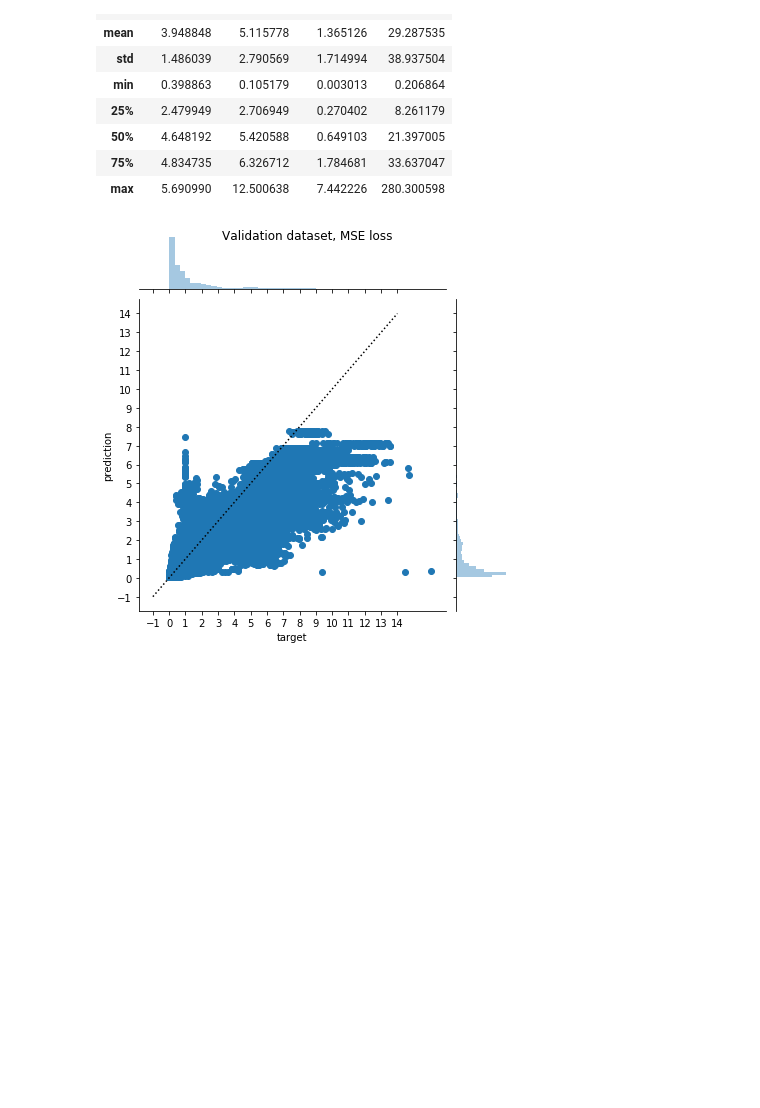
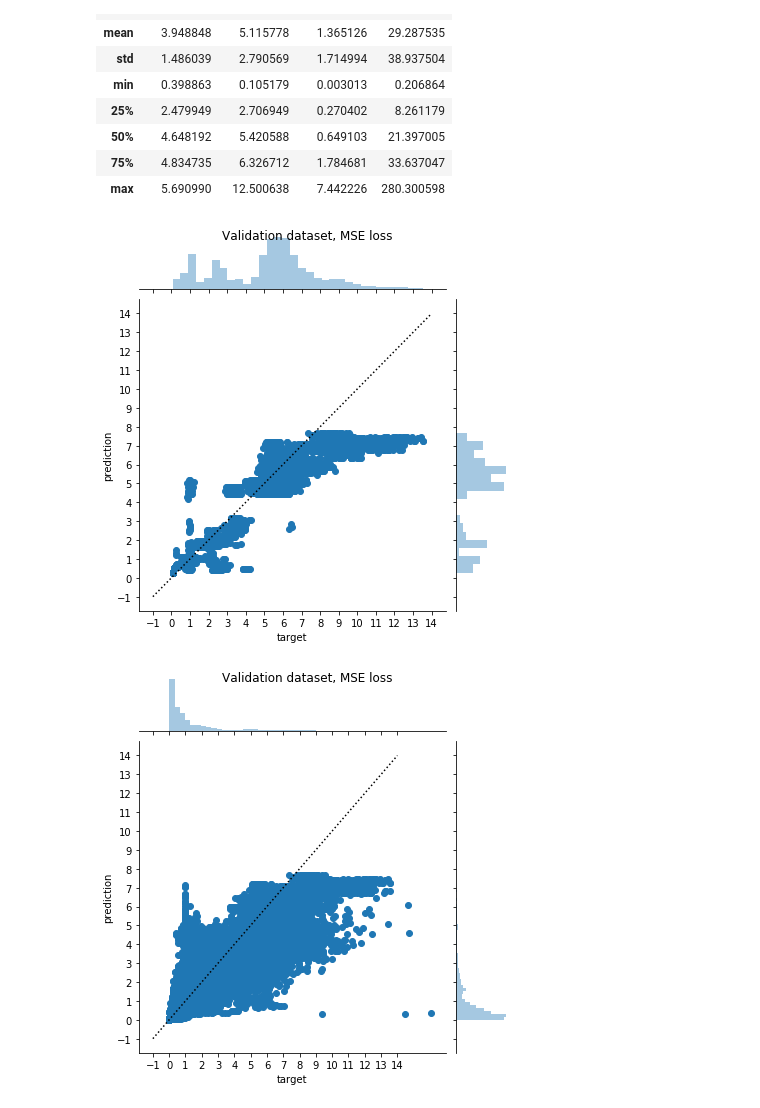
Before and after one commit to hennimohammed/speedup_model, a Jupyter notebook: speedup_adam_batch_norm_True_MSE_nlayers_5_log_True.ipynb, the cells around one changed output. Cells and saved outputs as stored; diff of their text form; code cells hidden in the pictures; blank space fills up the shorter version.

Commit message:
trained models

```diff
--- a/speedup_adam_batch_norm_True_MSE_nlayers_5_log_True.ipynb
+++ b/speedup_adam_batch_norm_True_MSE_nlayers_5_log_True.ipynb
@@ -29,5 +29,5 @@ l.recorder.plot()
 # %%
-lr = 1e-05
+lr = 1e-5
 # %%
-l.fit_one_cycle(1000, lr)
+l.fit_one_cycle(100, lr)
 # %% [output]
@@ -57,4 +58,4 @@ l.save(f"speedup_{optimizer}_batch_norm_{batch_norm}_{loss_func}_nlayers_{len(la
 val_df = get_results_df(val_dl, l.model, log=log)
 train_df = get_results_df(train_dl, l.model, log=log)
 # %%
-df = train_df
+df = val_df
@@ -84,8 +97,9 @@ df[(df.interchange == 0) & (df.tile == 0) & (df.unroll == 1)][['prediction','tar
 | max | 5.690990 | 12.500638 | 7.442226 | 280.300598 |
 # %%
 df1 = df[(df.interchange == 0) & (df.tile == 0) & (df.unroll == 1)]
-#joint_plot(df1, f"Validation dataset, {loss_func} loss")
+joint_plot(df1, f"Validation dataset, {loss_func} loss")
 df2 = df
 joint_plot(df2, f"Validation dataset, {loss_func} loss")
 # %% [output]
-[figure, old version]
+[figure, new version]
+[figure, added]
```
Also changed, not shown: parts of 6 cells of this notebook, 7 other files.
